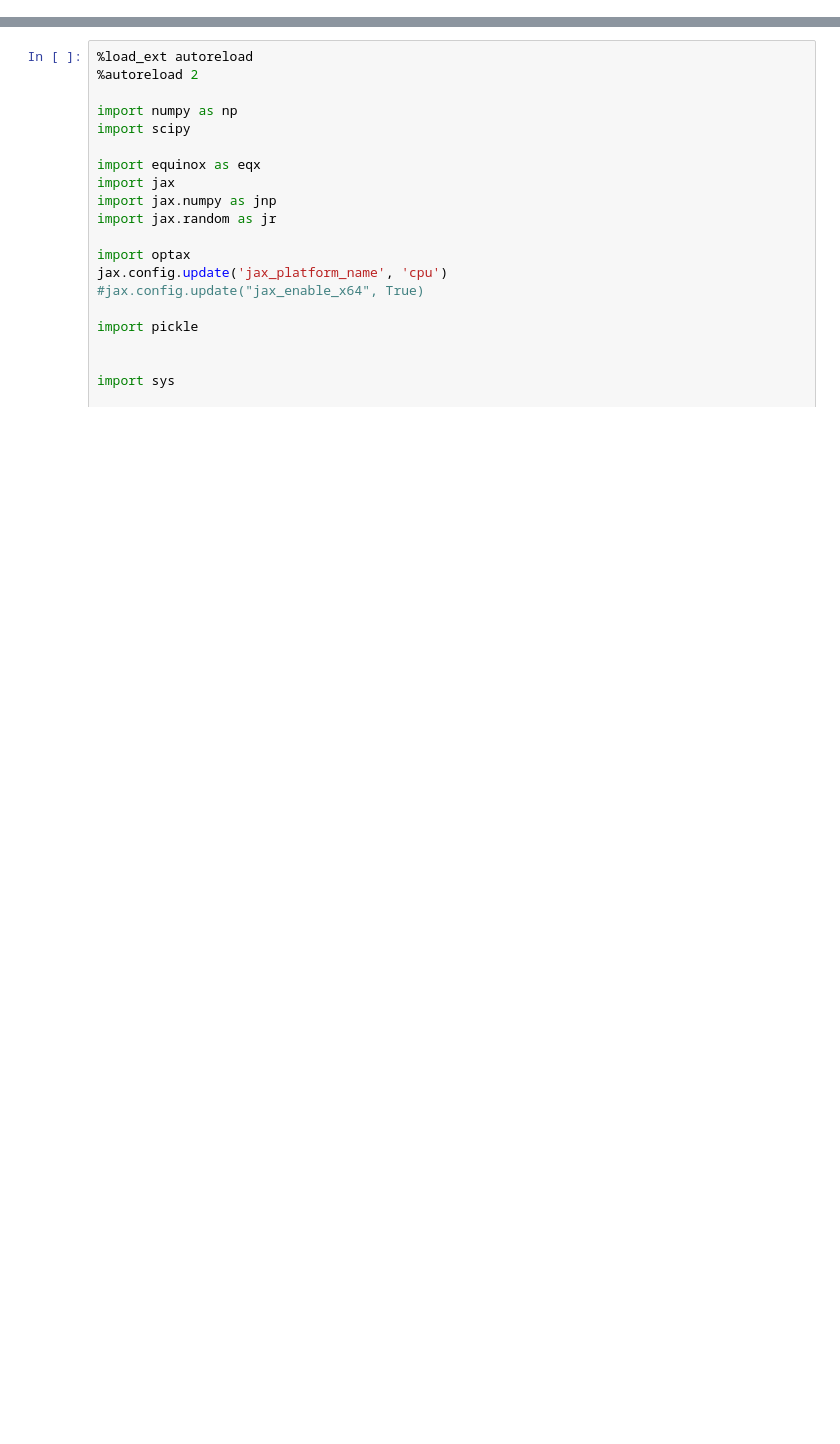
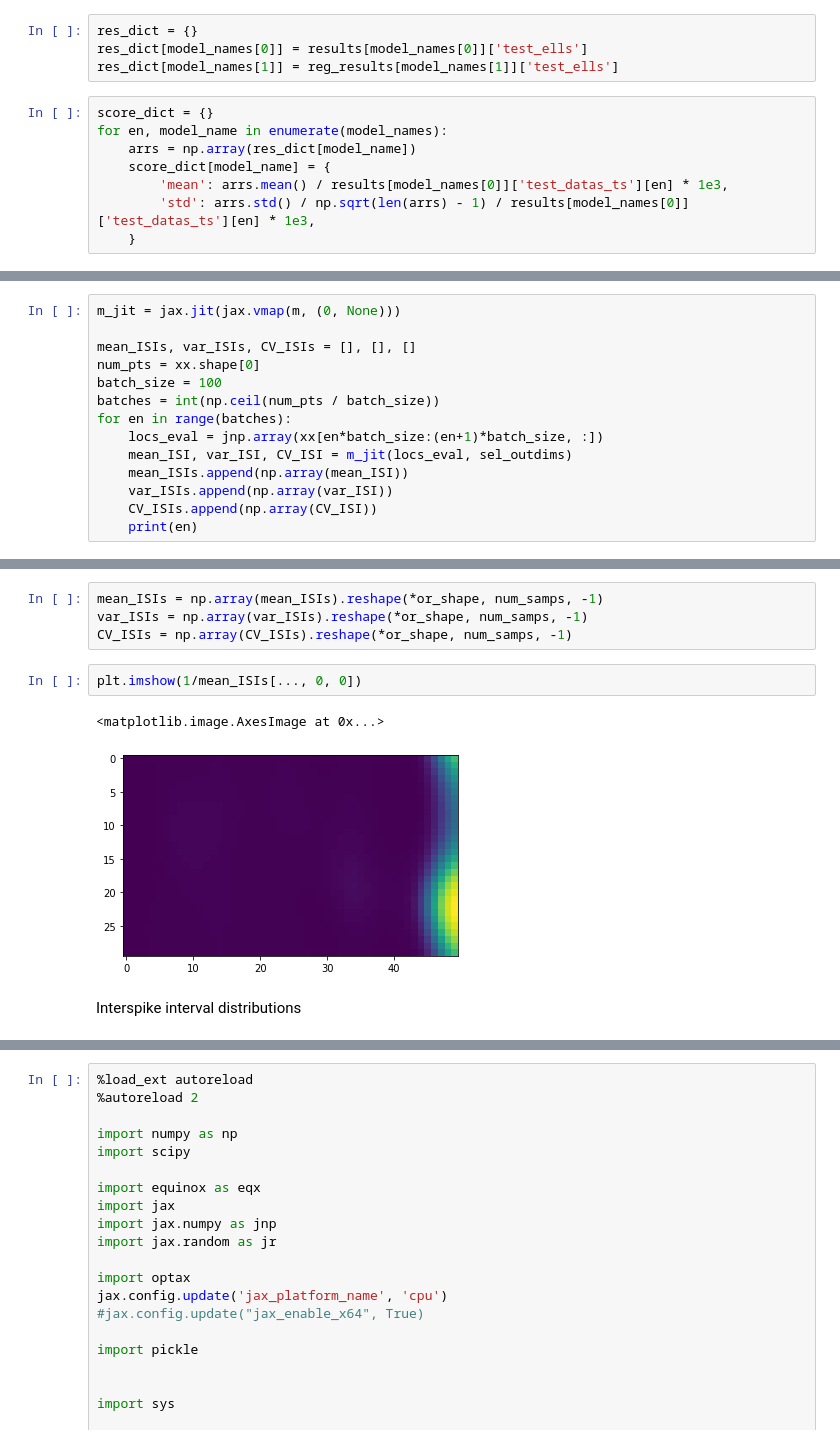
Before and after one commit to davindicode/nonparametric-nonrenewal-process, a Jupyter notebook: notebooks/NPNR.ipynb, the cells around one changed output, grey strips where cells are left out. Saved outputs shown, nothing was run; the diff lists cells and outputs as text; blank space fills up the shorter version.

```diff
--- a/notebooks/th1.ipynb
+++ b/notebooks/NPNR.ipynb
@@ -0,0 +108,12 @@
+# %%
+res_dict = {}
+res_dict[model_names[0]] = results[model_names[0]]['test_ells']
+res_dict[model_names[1]] = reg_results[model_names[1]]['test_ells']
+# %%
+score_dict = {}
+for en, model_name in enumerate(model_names):
+    arrs = np.array(res_dict[model_name])
+    score_dict[model_name] = {
+        'mean': arrs.mean() / results[model_names[0]]['test_datas_ts'][en] * 1e3,
+        'std': arrs.std() / np.sqrt(len(arrs) - 1) / results[model_names[0]]['test_datas_ts'][en] * 1e3,
+    }
@@ -0,0 +227,14 @@
+# %%
+m_jit = jax.jit(jax.vmap(m, (0, None)))
+
+mean_ISIs, var_ISIs, CV_ISIs = [], [], []
+num_pts = xx.shape[0]
+batch_size = 100
+batches = int(np.ceil(num_pts / batch_size))
+for en in range(batches):
+    locs_eval = jnp.array(xx[en*batch_size:(en+1)*batch_size, :])
+    mean_ISI, var_ISI, CV_ISI = m_jit(locs_eval, sel_outdims)
+    mean_ISIs.append(np.array(mean_ISI))
+    var_ISIs.append(np.array(var_ISI))
+    CV_ISIs.append(np.array(CV_ISI))
+    print(en)
@@ -0,0 +265,11 @@
+# %%
+mean_ISIs = np.array(mean_ISIs).reshape(*or_shape, num_samps, -1)
+var_ISIs = np.array(var_ISIs).reshape(*or_shape, num_samps, -1)
+CV_ISIs = np.array(CV_ISIs).reshape(*or_shape, num_samps, -1)
+# %%
+plt.imshow(1/mean_ISIs[..., 0, 0])
+# %% [output]
+<matplotlib.image.AxesImage at 0x...>
+[figure, added]
+# %% [markdown]
+Interspike interval distributions
```
Also changed, not shown: parts of 21 cells of this notebook, 9 other files.
